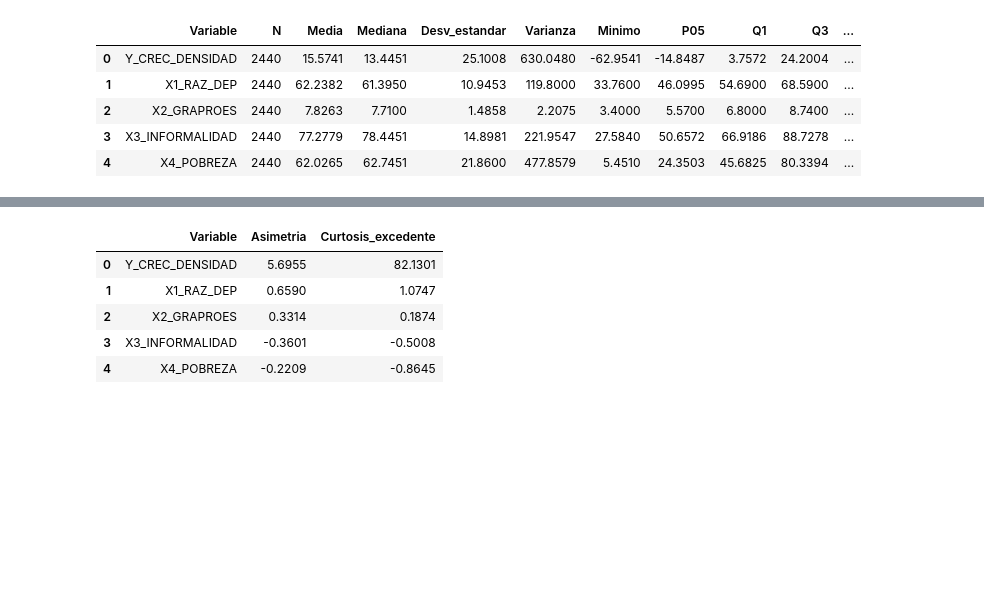
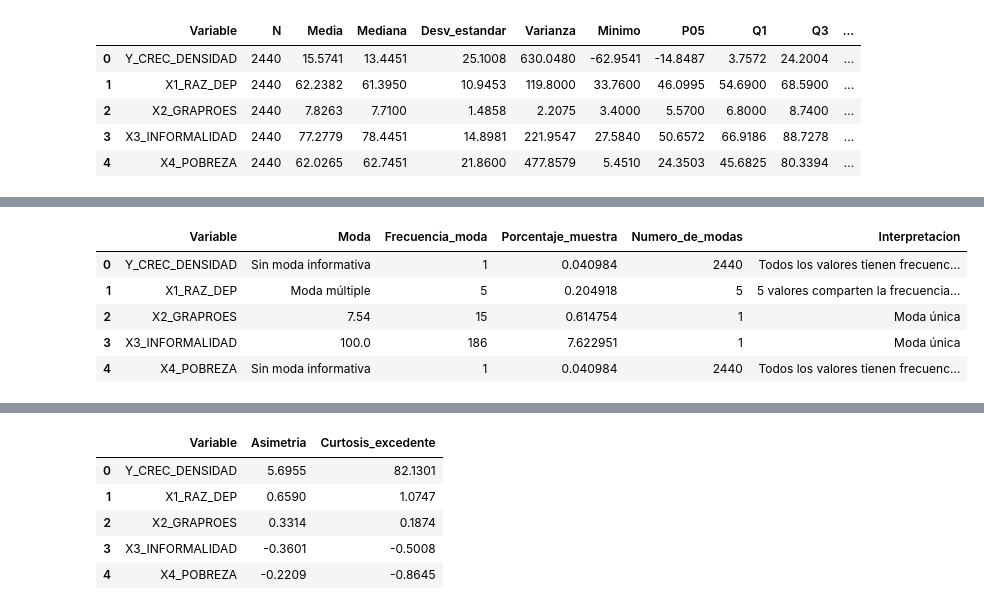
Before and after one commit to Nash963/atractividad-comercial-municipal-mexico, a Jupyter notebook: notebooks/09_base_maestra.ipynb, the cells around one changed output, grey strips where cells are left out. Cells and saved outputs as stored; diff of their text form; code cells hidden in the pictures; blank space fills up the shorter version.

Commit message:
feat: incorpora analisis de moda en estadistica descriptiva

```diff
--- a/notebooks/09_base_maestra.ipynb
+++ b/notebooks/09_base_maestra.ipynb
@@ -1242,0 +1257,80 @@ display(
+# %%
+# ============================================================
+# Moda de las variables principales del modelo
+# ============================================================
+
+def resumen_moda(serie):
+    conteos = serie.value_counts(dropna=False)
+
+    frecuencia_max = conteos.iloc[0]
+
+    valores_modales = conteos[
+        conteos == frecuencia_max
+    ].index.tolist()
+
+    numero_modas = len(valores_modales)
+
+    porcentaje = (
+        frecuencia_max / len(serie)
+    ) * 100
+
+    # Caso 1: todos los valores aparecen una sola vez
+    if frecuencia_max == 1:
+        moda_reportada = "Sin moda informativa"
+        interpretacion = "Todos los valores tienen frecuencia 1"
+
+    # Caso 2: varios valores comparten la frecuencia máxima
+    elif numero_modas > 1:
+        moda_reportada = "Moda múltiple"
+        interpretacion = (
+            f"{numero_modas} valores comparten la frecuencia máxima"
+        )
+
+    # Caso 3: existe una moda única
+    else:
+        moda_reportada = valores_modales[0]
+        interpretacion = "Moda única"
+
+    return {
+        "Moda": moda_reportada,
+        "Frecuencia_moda": frecuencia_max,
+        "Porcentaje_muestra": porcentaje,
+        "Numero_de_modas": numero_modas,
+        "Interpretacion": interpretacion
+    }
+
+
+resultados_moda = []
+
+for nombre, variable in variables_descriptivas.items():
+
+    resultado = resumen_moda(
+        base_maestra[variable]
+    )
+
+    resultado["Variable"] = nombre
+
+    resultados_moda.append(resultado)
+
+
+tabla_modas = pd.DataFrame(
+    resultados_moda
+)[
+    [
+        "Variable",
+        "Moda",
+        "Frecuencia_moda",
+        "Porcentaje_muestra",
+        "Numero_de_modas",
+        "Interpretacion"
+    ]
+]
+
+display(tabla_modas)
+# %% [output]
+|  | Variable | Moda | Frecuencia_moda | Porcentaje_muestra | Numero_de_modas | Interpretacion |
+| 0 | Y_CREC_DENSIDAD | Sin moda informativa | 1 | 0.040984 | 2440 | Todos los valores tienen frecuenc... |
+| 1 | X1_RAZ_DEP | Moda múltiple | 5 | 0.204918 | 5 | 5 valores comparten la frecuencia... |
+| 2 | X2_GRAPROES | 7.54 | 15 | 0.614754 | 1 | Moda única |
+| 3 | X3_INFORMALIDAD | 100.0 | 186 | 7.622951 | 1 | Moda única |
+| 4 | X4_POBREZA | Sin moda informativa | 1 | 0.040984 | 2440 | Todos los valores tienen frecuenc... |
```
Also changed, not shown: parts of 3 cells of this notebook.
